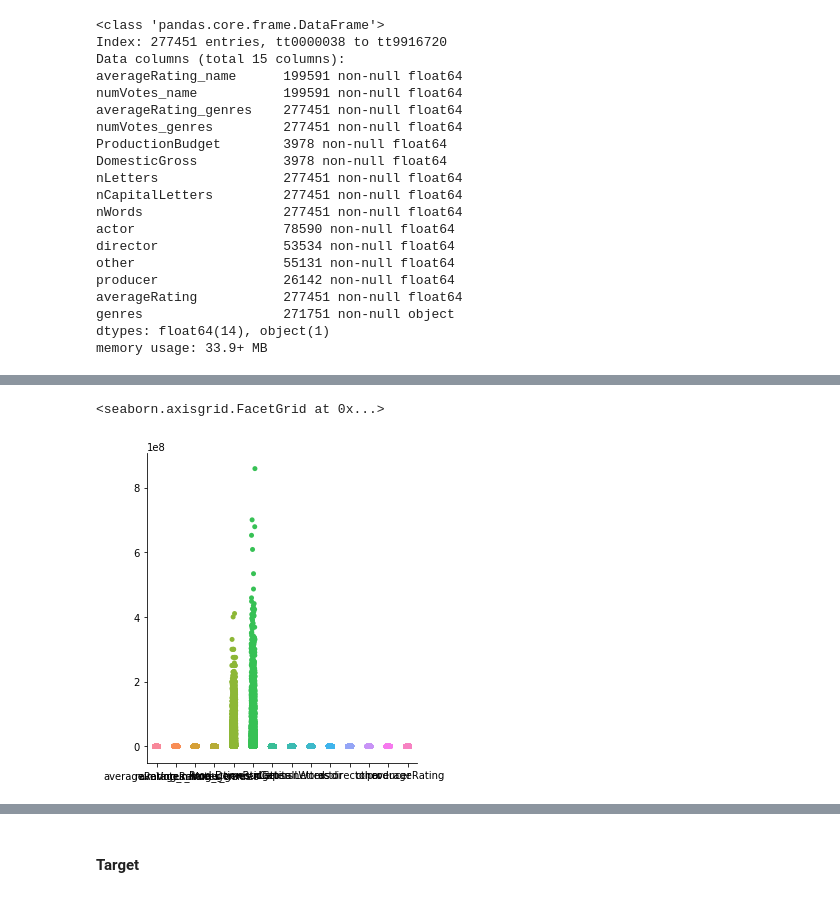
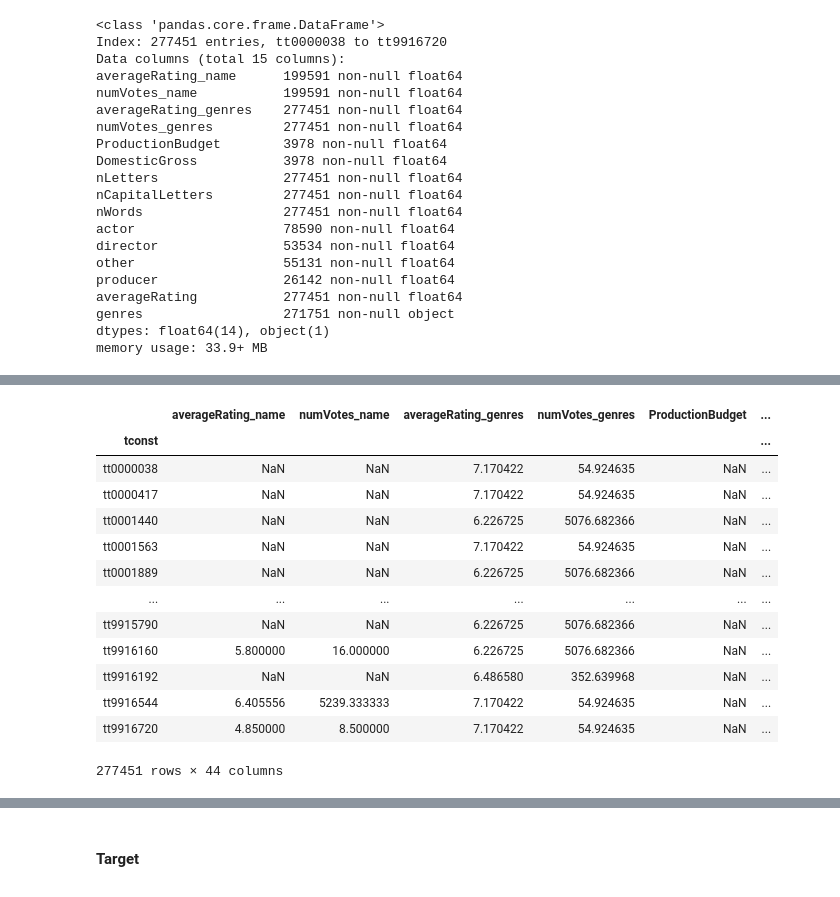
Before and after one commit to michaeltouze/datasciencest-movie, a Jupyter notebook: src/Modeling.ipynb, the cells around one changed output, grey strips where cells are left out. Saved outputs shown, nothing was run; the diff lists cells and outputs as text; code cells hidden in the pictures.

```diff
--- a/src/Modeling.ipynb
+++ b/src/Modeling.ipynb
@@ -86,5 +106,19 @@ memory usage: 33.9+ MB
+# %%
+data
+# %% [output]
+|  | averageRating_name | numVotes_name | averageRating_genres | numVotes_genres | ProductionBudget | ... |
+| tconst |  |  |  |  |  | ... |
+| tt0000038 | NaN | NaN | 7.170422 | 54.924635 | NaN | ... |
+| tt0000417 | NaN | NaN | 7.170422 | 54.924635 | NaN | ... |
+| tt0001440 | NaN | NaN | 6.226725 | 5076.682366 | NaN | ... |
+| tt0001563 | NaN | NaN | 7.170422 | 54.924635 | NaN | ... |
+| tt0001889 | NaN | NaN | 6.226725 | 5076.682366 | NaN | ... |
+| ... | ... | ... | ... | ... | ... | ... |
+| tt9915790 | NaN | NaN | 6.226725 | 5076.682366 | NaN | ... |
+| tt9916160 | 5.800000 | 16.000000 | 6.226725 | 5076.682366 | NaN | ... |
+| tt9916192 | NaN | NaN | 6.486580 | 352.639968 | NaN | ... |
+| tt9916544 | 6.405556 | 5239.333333 | 7.170422 | 54.924635 | NaN | ... |
+| tt9916720 | 4.850000 | 8.500000 | 7.170422 | 54.924635 | NaN | ... |
+277451 rows × 44 columns
 # %%
-sns.catplot(data=data)
+perimeter = data[data["perimeter_genre_flag"]]
-# %% [output]
-<seaborn.axisgrid.FacetGrid at 0x...>
-[figure, removed]
```
Also changed, not shown: parts of 16 cells of this notebook, 1 other file.
